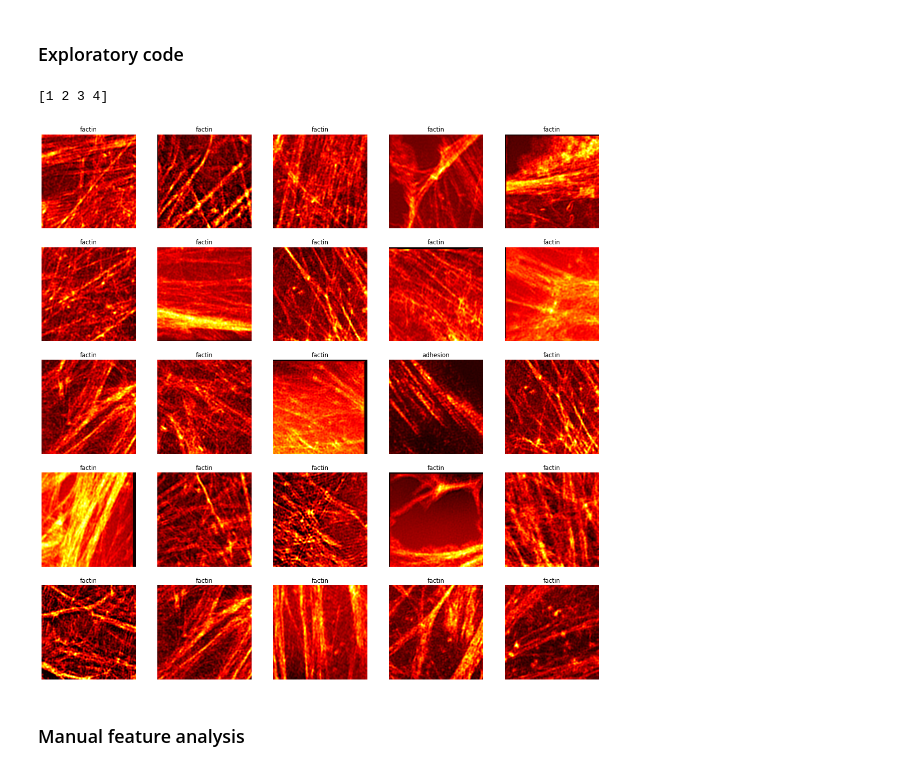
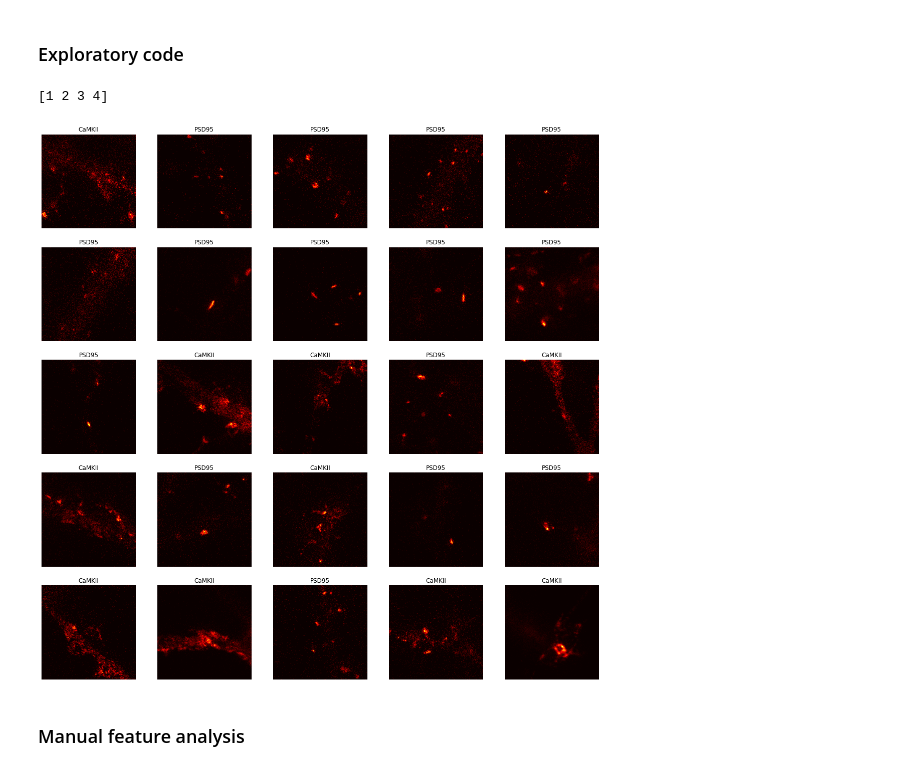
Before and after one commit to FLClab/STED-FM, a Jupyter notebook: experiments/clustering-experiments/hierarchical.ipynb, the cells around one changed output. Saved outputs shown, nothing was run; the diff lists cells and outputs as text; code cells hidden in the pictures.

Commit message:
feat(unsupervised clustering): (recursive) clustering of image and patch embeddings

```diff
--- a/experiments/clustering-experiments/hierarchical.ipynb
+++ b/experiments/clustering-experiments/hierarchical.ipynb
@@ -10,7 +10,7 @@ from DEFAULTS import BASE_PATH
 from loaders import get_dataset
 from model_builder import get_pretrained_model_v2
 
-DATASET = "dl-sim"
+DATASET = "optim"
 MODEL = "mae-lightning-small"
 WEIGHTS = "MAE_SMALL_STED"
 GLOBAL_POOL = "avg"
@@ -218,0 +208,15 @@ plt.show()
+# %%
+c1_indices = np.where(clusters1 == 1)[0]
+c1_embeddings = []
+labels_too = []
+for i, idx in enumerate(c1_indices):
+    d_idx = dataset_idx[idx]
+    img = test_loader.dataset[d_idx][0]
+    label = test_loader.dataset[d_idx][1]["label"]
+    labels_too.append(label)
+    img = img.unsqueeze(0).to(DEVICE)
+    output = model.forward_features(img)
+    c1_embeddings.extend(output.data.cpu().numpy())
+c1_embeddings = np.array(c1_embeddings)
+labels_too = np.array(labels_too)
+print(c1_embeddings.shape)
@@ -218,0 +294,22 @@ plt.show()
+# %%
+frequencies_too = {
+    key: [0] * 2 for key in np.unique(clusters1_too)
+}
+
+num_clusters = len(np.unique(clusters1_too))
+print(np.unique(labels_too))
+
+for cluster_id, true_label in zip(clusters1_too, labels_too):
+    frequencies_too[cluster_id][true_label - 2] += 1
+
+for key, value in frequencies_too.items():
+    print(key, value)
+
+fig, axs = plt.subplots(1, num_clusters, figsize=(15, 5))
+for i in range(num_clusters):
+    total = sum(frequencies_too[i+1])
+    axs[i].bar(["CaMKII", "PSD95"], [item / total for item in frequencies_too[i+1]])
+    axs[i].set_title(f"Cluster 1.{i+1}")
+    axs[i].set_xticklabels(["CaMKII", "PSD95"], rotation=25)
+    axs[0].set_ylabel("Frequency")
+plt.show()
@@ -221,33 +323,33 @@ plt.show()
 # %%
 ### Check why actin is getting split into two clusters
 print(np.unique(clusters1))
 c1_indices = np.where(clusters1 == 1)[0]
 c2_indices = np.where(clusters1 == 2)[0]
 c1_indices = np.random.choice(c1_indices, size=25, replace=False)
 c2_indices = np.random.choice(c2_indices, size=25, replace=False)
 
 if N_CLASSES > 2:
     c3_indices = np.where(clusters1 == 3)[0]
     c4_indices = np.where(clusters1 == 4)[0]
     c3_indices = np.random.choice(c3_indices, size=25, replace=False)
     c4_indices = np.random.choice(c4_indices, size=25, replace=False)
 
 fig, axs = plt.subplots(5, 5, figsize=(20,20))
-for i, idx in enumerate(c4_indices):
+for i, idx in enumerate(c1_indices):
     ax = axs.ravel()[i]
     d_idx = dataset_idx[idx]
     img = test_loader.dataset[d_idx][0]
     label = test_loader.dataset[d_idx][1]["label"]
     if DATASET == "neural-activity-states" and label.dtype == np.float32:
         label = label.astype(np.int32)
     img = img.squeeze().cpu().numpy()
     ax.imshow(img, cmap="hot")
     ax.axis("off")
     ax.set_title(CLASSES[label])
 plt.show()
 # %% [output]
 [1 2 3 4]
-[figure, old version]
+[figure, new version]
 # %% [markdown]
 ### Manual feature analysis
 # %%
```
Also changed, not shown: parts of 9 cells of this notebook, 3 other files.
